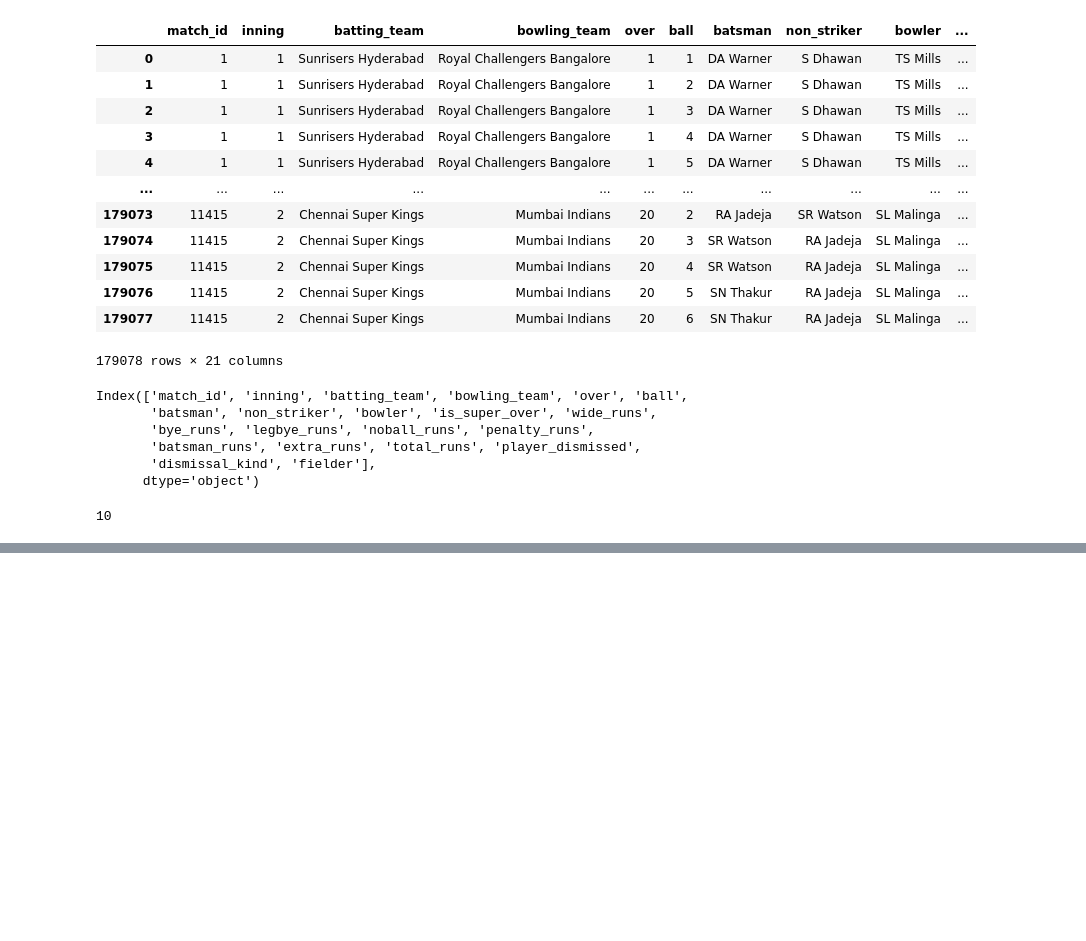
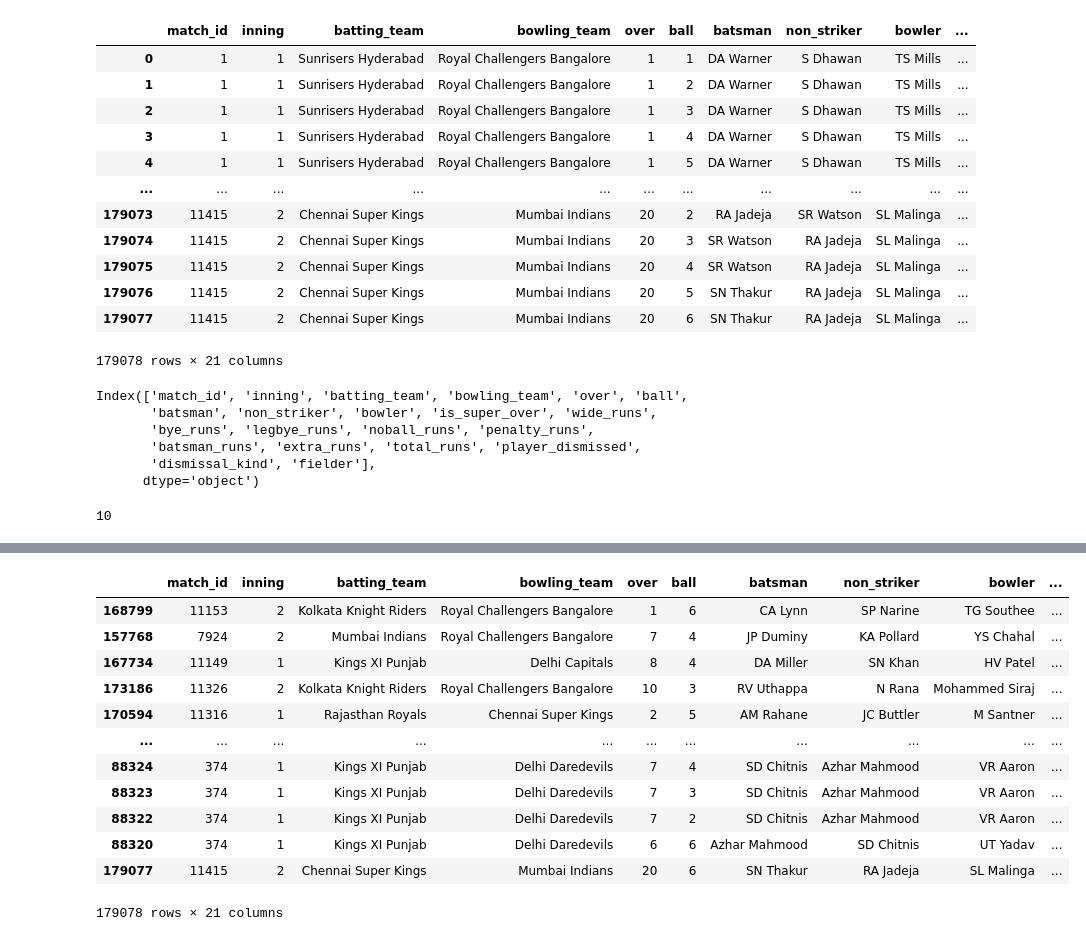
Before and after one commit to Aaris-Kazi/TSF-GRIP, a Jupyter notebook: Task5_2.ipynb, the cells around one changed output, grey strips where cells are left out. Cells and saved outputs as stored; diff of their text form; code cells hidden in the pictures; blank space fills up the shorter version.

```diff
--- a/Task5_2.ipynb
+++ b/Task5_2.ipynb
@@ -43,2 +43,18 @@ plt.show()
 # %%
 x = df.sort_values(by = ['total_runs'], ascending = False)
+# %%
+x
+# %% [output]
+|  | match_id | inning | batting_team | bowling_team | over | ball | batsman | non_striker | bowler | ... |
+| 168799 | 11153 | 2 | Kolkata Knight Riders | Royal Challengers Bangalore | 1 | 6 | CA Lynn | SP Narine | TG Southee | ... |
+| 157768 | 7924 | 2 | Mumbai Indians | Royal Challengers Bangalore | 7 | 4 | JP Duminy | KA Pollard | YS Chahal | ... |
+| 167734 | 11149 | 1 | Kings XI Punjab | Delhi Capitals | 8 | 4 | DA Miller | SN Khan | HV Patel | ... |
+| 173186 | 11326 | 2 | Kolkata Knight Riders | Royal Challengers Bangalore | 10 | 3 | RV Uthappa | N Rana | Mohammed Siraj | ... |
+| 170594 | 11316 | 1 | Rajasthan Royals | Chennai Super Kings | 2 | 5 | AM Rahane | JC Buttler | M Santner | ... |
+| ... | ... | ... | ... | ... | ... | ... | ... | ... | ... | ... |
+| 88324 | 374 | 1 | Kings XI Punjab | Delhi Daredevils | 7 | 4 | SD Chitnis | Azhar Mahmood | VR Aaron | ... |
+| 88323 | 374 | 1 | Kings XI Punjab | Delhi Daredevils | 7 | 3 | SD Chitnis | Azhar Mahmood | VR Aaron | ... |
+| 88322 | 374 | 1 | Kings XI Punjab | Delhi Daredevils | 7 | 2 | SD Chitnis | Azhar Mahmood | VR Aaron | ... |
+| 88320 | 374 | 1 | Kings XI Punjab | Delhi Daredevils | 6 | 6 | Azhar Mahmood | SD Chitnis | UT Yadav | ... |
+| 179077 | 11415 | 2 | Chennai Super Kings | Mumbai Indians | 20 | 6 | SN Thakur | RA Jadeja | SL Malinga | ... |
+179078 rows × 21 columns
```
Also changed, not shown: parts of 2 cells of this notebook.
